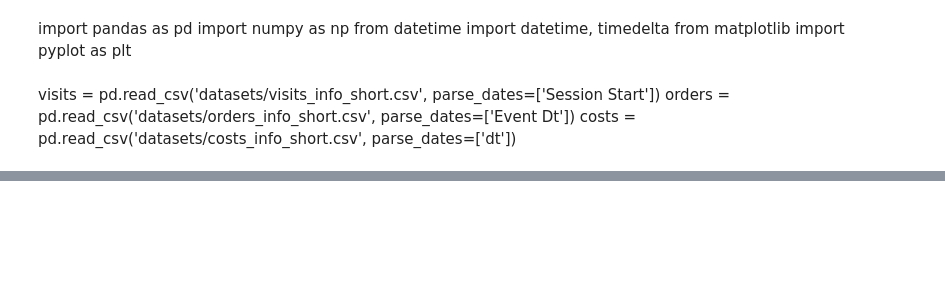
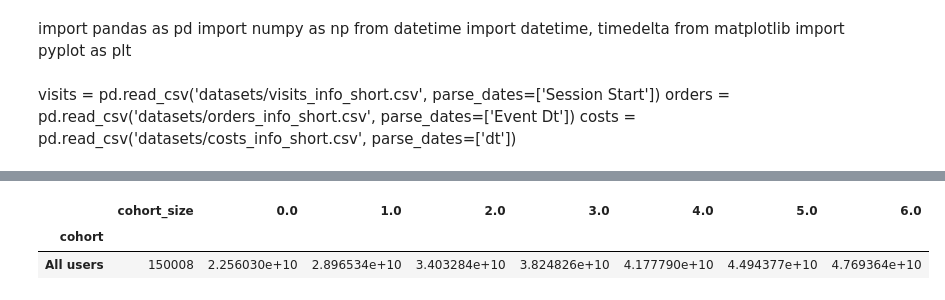
Before and after one commit to ikazman/practicum_da_projects, a Jupyter notebook: marketing_analysis/maketing_analysis.ipynb, the cells around one changed output, grey strips where cells are left out. Drawn from its saved outputs; the diff is of its cells as text; code cells hidden in the pictures; blank space fills up the shorter version.

```diff
--- a/marketing_analysis/maketing_analysis.ipynb
+++ b/marketing_analysis/maketing_analysis.ipynb
@@ -49,7 +152,11 @@ result_raw, result_grouped, result_in_time, roi_grouped, roi_in_time = calc.get_
 # %%
 result_raw
 # %%
-result_grouped
+ltv_grouped
+# %% [output]
+|  | cohort_size | 0.0 | 1.0 | 2.0 | 3.0 | 4.0 | 5.0 | 6.0 |
+| cohort |  |  |  |  |  |  |  |  |
+| All users | 150008 | 2.256030e+10 | 2.896534e+10 | 3.403284e+10 | 3.824826e+10 | 4.177790e+10 | 4.494377e+10 | 4.769364e+10 |
 # %%
 result_in_time
 # %%
```
Also changed, not shown: parts of 13 cells of this notebook, 1 other file.
